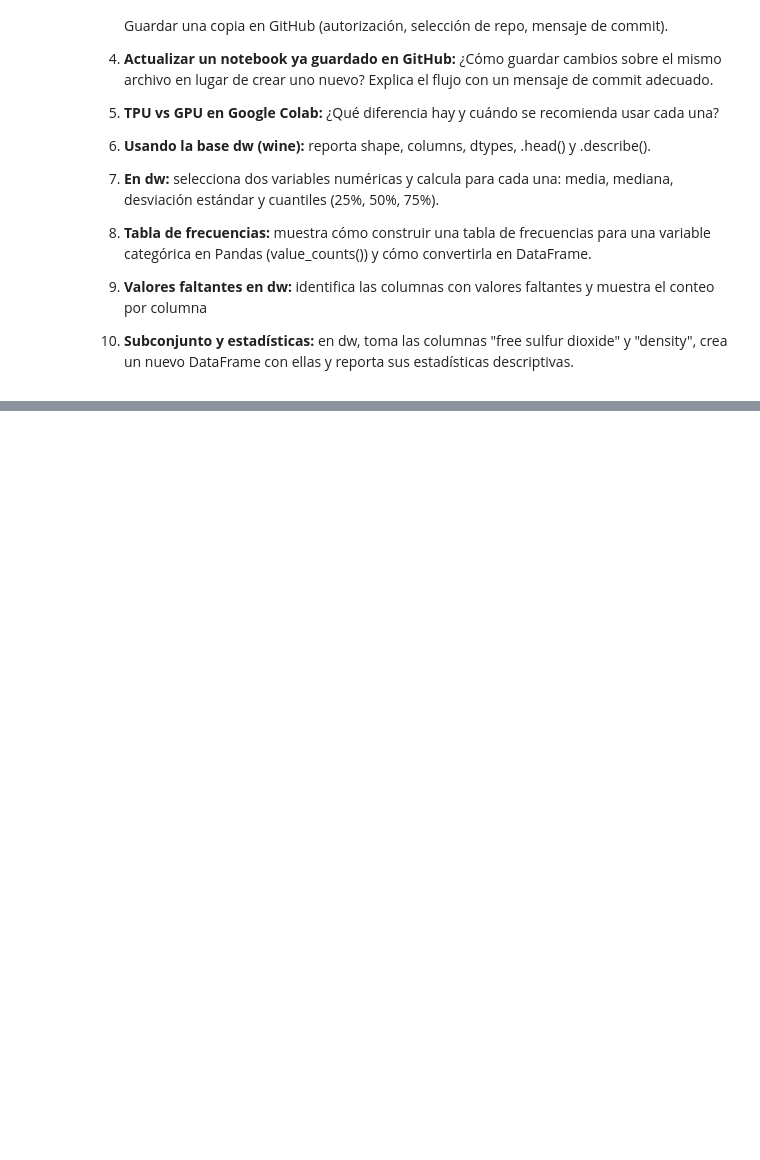
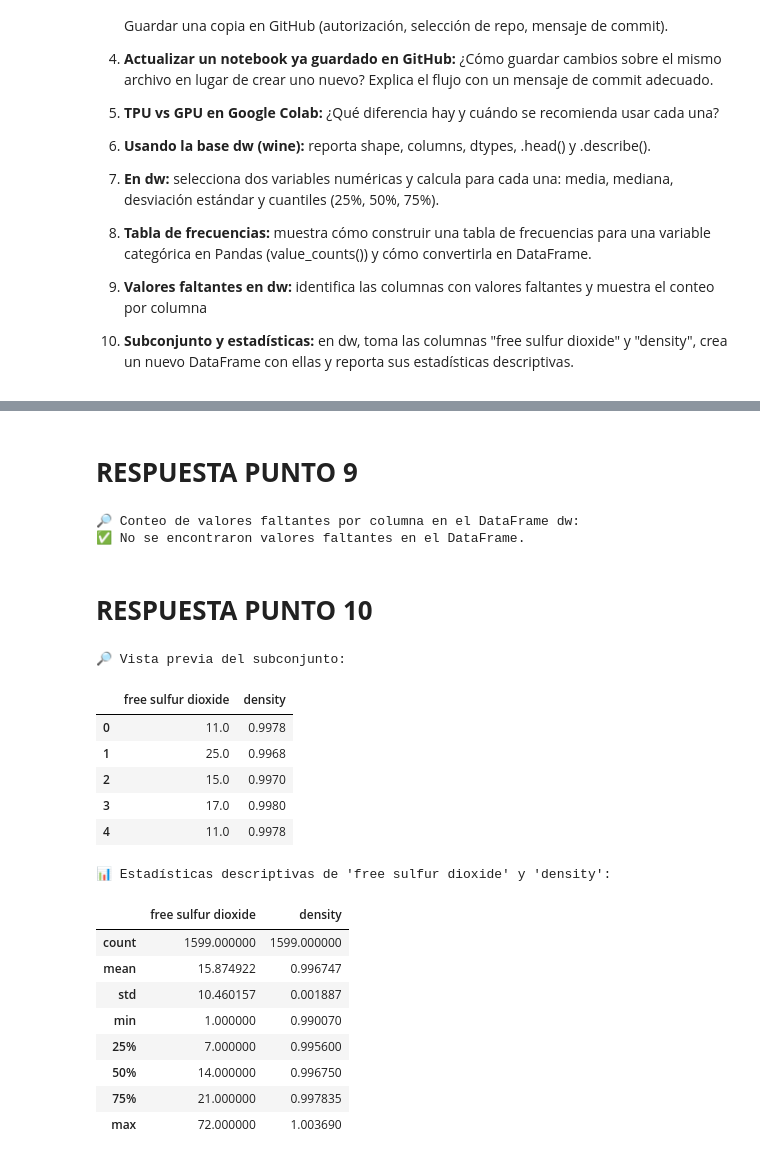
Before and after one commit to mercykdiazv/sistemas-avanzados-de-produccion, a Jupyter notebook: aguirre_fabian_leon_daniel_garcia_jonathan_diaz_mercy.ipynb, the cells around one changed output, grey strips where cells are left out. Drawn from its saved outputs; the diff is of its cells as text; code cells hidden in the pictures; blank space fills up the shorter version.

```diff
--- a/aguirre_fabian_leon_daniel_garcia_jonathan_diaz_mercy.ipynb
+++ b/aguirre_fabian_leon_daniel_garcia_jonathan_diaz_mercy.ipynb
@@ -1027,0 +1262,59 @@ https://github.com/DanielFLeonC/sistemas-avanzados-de-produccion/blob/main/aguir
+# %% [markdown]
+# **RESPUESTA PUNTO 9**
+# %%
+# ============================================================
+# 📊 Valores faltantes en dw
+# ============================================================
+
+# Calcular los valores faltantes por columna
+faltantes = dw.isnull().sum()
+
+# Filtrar únicamente las columnas que tienen faltantes
+faltantes = faltantes[faltantes > 0]
+
+# Mostrar resultado
+print("🔎 Conteo de valores faltantes por columna en el DataFrame dw:")
+
+# Si hay columnas con faltantes, mostrarlas
+if not faltantes.empty:
+    display(faltantes.to_frame(name="Valores faltantes"))
+else:
+    print("✅ No se encontraron valores faltantes en el DataFrame.")
+# %% [output]
+🔎 Conteo de valores faltantes por columna en el DataFrame dw:
+✅ No se encontraron valores faltantes en el DataFrame.
+# %% [markdown]
+# **RESPUESTA PUNTO 10**
+# %%
+# ============================================================
+# 📊 Subconjunto y estadísticas descriptivas
+# ============================================================
+
+# 1. Crear un nuevo DataFrame solo con las columnas seleccionadas
+sub_dw = dw[["free sulfur dioxide", "density"]]
+
+# 2. Mostrar las primeras filas del subconjunto
+print("🔎 Vista previa del subconjunto:")
+display(sub_dw.head())
+
+# 3. Calcular estadísticas descriptivas
+print("📊 Estadísticas descriptivas de 'free sulfur dioxide' y 'density':")
+display(sub_dw.describe())
+# %% [output]
+🔎 Vista previa del subconjunto:
+|  | free sulfur dioxide | density |
+| 0 | 11.0 | 0.9978 |
+| 1 | 25.0 | 0.9968 |
+| 2 | 15.0 | 0.9970 |
+| 3 | 17.0 | 0.9980 |
+| 4 | 11.0 | 0.9978 |
+📊 Estadísticas descriptivas de 'free sulfur dioxide' y 'density':
+|  | free sulfur dioxide | density |
+| count | 1599.000000 | 1599.000000 |
+| mean | 15.874922 | 0.996747 |
+| std | 10.460157 | 0.001887 |
+| min | 1.000000 | 0.990070 |
+| 25% | 7.000000 | 0.995600 |
+| 50% | 14.000000 | 0.996750 |
+| 75% | 21.000000 | 0.997835 |
+| max | 72.000000 | 1.003690 |
```
Also changed, not shown: parts of 16 cells of this notebook.
